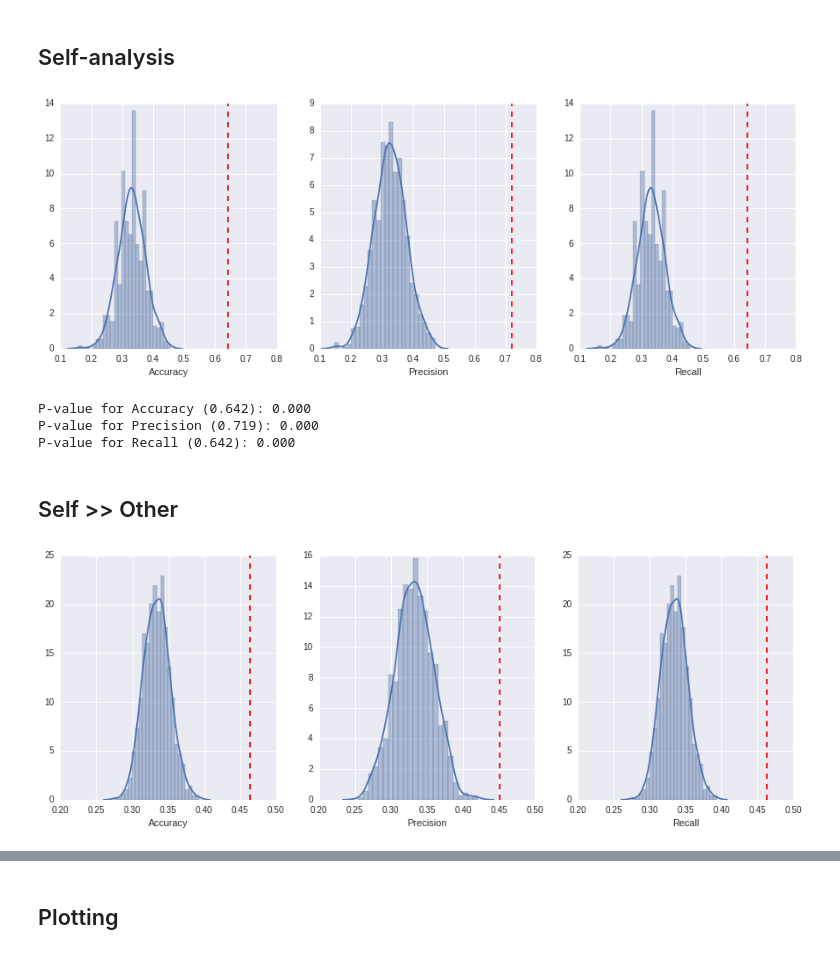
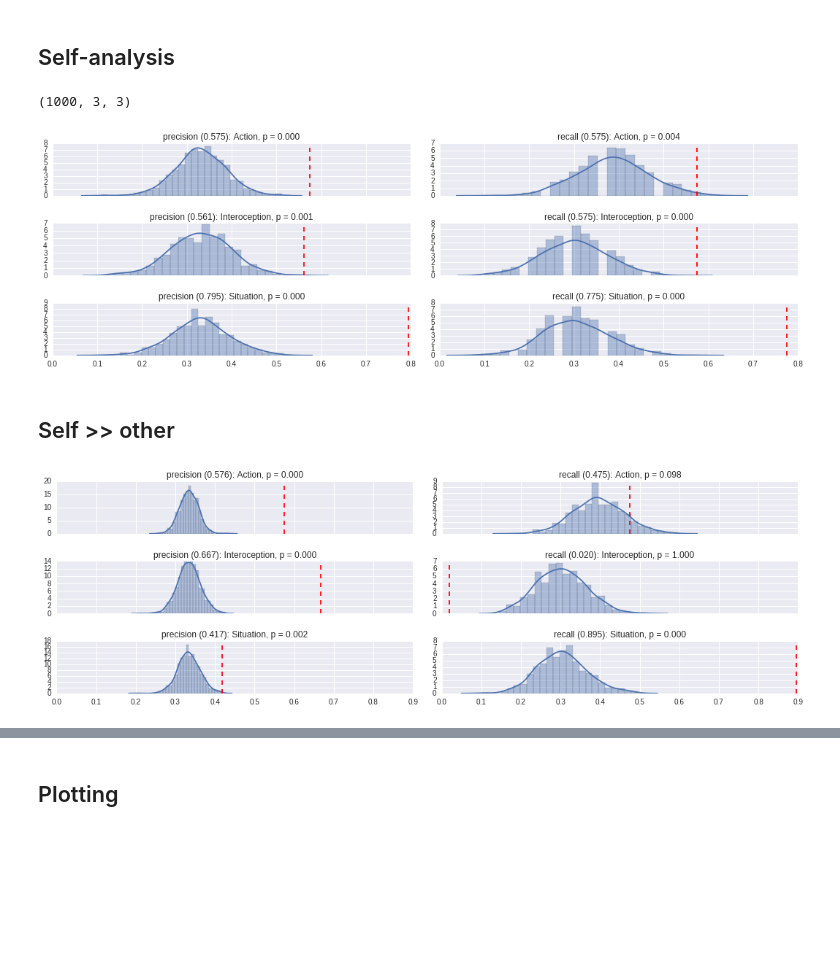
Before and after one commit to lukassnoek/DecodingEmotions, a Jupyter notebook: ANALYSES/EXTRA_ANALYSES/conditionaverage_decoding/statistics_conditionaverage_mvpa.ipynb, the cells around one changed output, grey strips where cells are left out. Drawn from its saved outputs; the diff is of its cells as text; code cells hidden in the pictures; blank space fills up the shorter version.

Commit message:
Fix plots in notebook, add permutation-significance testing in other-to-self, and chance scripts to deploy on TUX-server

```diff
--- a/ANALYSES/EXTRA_ANALYSES/conditionaverage_decoding/statistics_conditionaverage_mvpa.ipynb
+++ b/ANALYSES/EXTRA_ANALYSES/conditionaverage_decoding/statistics_conditionaverage_mvpa.ipynb
@@ -27,30 +32,37 @@ os_dir = op.join(base_dir, 'other>>self')
 plot_dir = '/media/lukas/data/SharedStates/ARTICLE/Plots'
 # %% [markdown]
 ## Self-analysis
-# %%
-self_scores = pd.read_csv(op.join(self_dir, 'results.tsv'), sep='\t')
-perms = glob(op.join(self_dir, 'perm*', 'results.tsv'))
-perm_scores = pd.concat([pd.read_csv(p, sep='\t').mean() for p in perms], axis=1).T
+# %%
+self_obs = np.load(op.join(self_dir, 'confmat.npy')).sum(axis=0)
+self_obs = {'precision': self_obs / self_obs.sum(axis=0),
+            'recall': self_obs / self_obs.sum(axis=1)}
+# %%
+self_perms = glob(op.join(self_dir, 'permutations', '*', '*.npy'))
+
+self_cm = np.zeros((len(self_perms), 3, 3))
+for i, sfile in enumerate(self_perms):
+
+    self_cm[i, :, :] = np.load(sfile).sum(axis=0)
+# %%
+self_perms = {'recall': self_cm / self_cm.sum(axis=2)[:, np.newaxis],
+              'precision': self_cm / self_cm.sum(axis=1)[:, np.newaxis]}
+# %% [output]
+(1000, 3, 3)
 # %%
-fig, ax = plt.subplots(1, 3, sharex=True, figsize=(15, 5))
+fig, ax = plt.subplots(3, 2, sharex=True, figsize=(15, 5))
 
-for i, metric in enumerate(['Accuracy', 'Precision', 'Recall']):
-    sns.distplot(perm_scores[metric], ax=ax[i])
-    ax[i].axvline(x=self_scores.mean()[metric], color='r', linestyle='--')
+for i, cls in enumerate(['Action', 'Interoception', 'Situation']):
+
+    for ii, metric in enumerate(['precision', 'recall']):
+        perm_scores = self_perms[metric][:, i, i]
+        obs_score = self_obs[metric][i, i]
+
+        p = (obs_score < perm_scores).sum() / perm_scores.shape[0]
+        sns.distplot(perm_scores, ax=ax[i][ii])
+        ax[i][ii].axvline(x=obs_score, color='r', linestyle='--')
+        ax[i][ii].set_title('%s (%.3f): %s, p = %.3f' % (metric, obs_score, cls, p))
+plt.tight_layout(pad=2)
 # %% [output]
-[figure, old version]
+[figure, new version]
-# %%
-self_mean_scores = self_scores.mean()
-
-for metric in ['Accuracy', 'Precision', 'Recall']:
-
-    obs = self_mean_scores[metric]
-    permuted = perm_scores[metric]
-    p = (permuted > obs).sum() / len(permuted)
-    print('P-value for %s (%.3f): %.3f' % (metric, obs, p))
-# %% [output]
-P-value for Accuracy (0.642): 0.000
-P-value for Precision (0.719): 0.000
-P-value for Recall (0.642): 0.000
 # %% [markdown]
-## Self >> Other
+## Self >> other
@@ -61,8 +83,15 @@ perm_scores = pd.concat([pd.read_csv(p, sep='\t').mean() for p in perms], axis=1
 # %%
-fig, ax = plt.subplots(1, 3, sharex=True, figsize=(15, 5))
+fig, ax = plt.subplots(3, 2, sharex=True, figsize=(15, 5))
 
-for i, metric in enumerate(['Accuracy', 'Precision', 'Recall']):
-    sns.distplot(perm_scores[metric], ax=ax[i])
-    ax[i].axvline(x=so_scores.mean()[metric], color='r', linestyle='--')
+for i, cls in enumerate(['Action', 'Interoception', 'Situation']):
+
+    for ii, metric in enumerate(['precision', 'recall']):
+        perm_scores = so_perms[metric][:, i, i]
+        obs_score = so_obs[metric][i, i]
+        p = (obs_score < perm_scores).sum() / perm_scores.shape[0]
+        sns.distplot(perm_scores, ax=ax[i][ii])
+        ax[i][ii].axvline(x=obs_score, color='r', linestyle='--')
+        ax[i][ii].set_title('%s (%.3f): %s, p = %.3f' % (metric, obs_score, cls, p))
+plt.tight_layout(pad=2)
 # %% [output]
-[figure, old version]
+[figure, new version]
```
Also changed, not shown: parts of 31 cells of this notebook, 7 other files.
